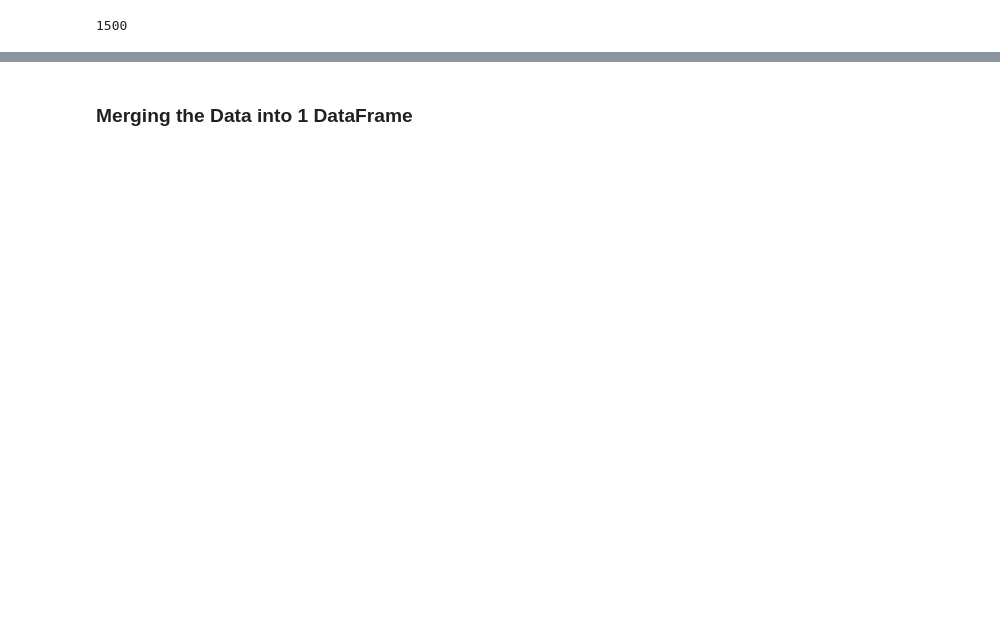
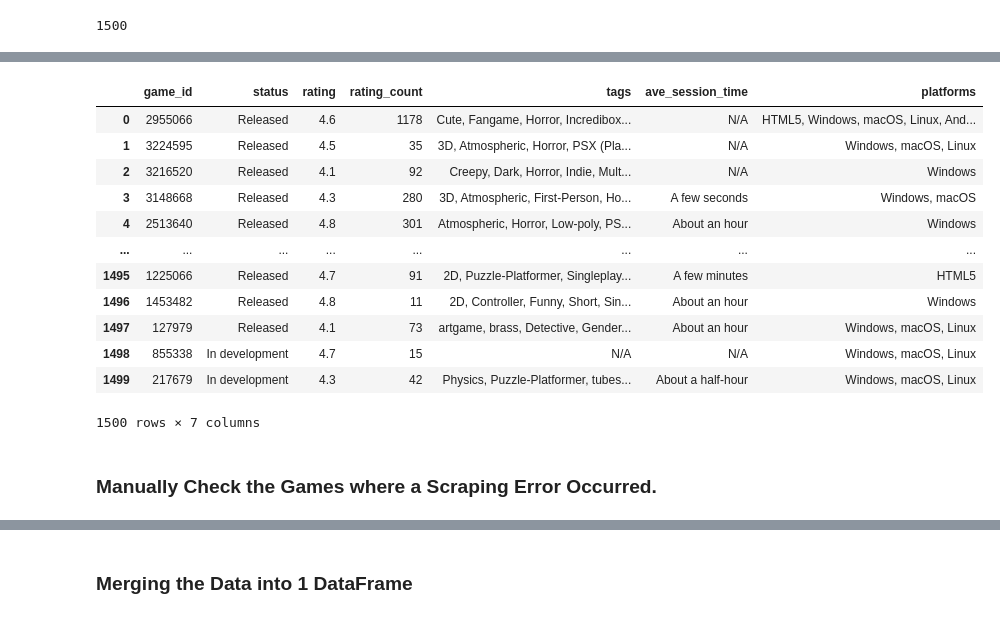
Before and after one commit to angelocguerra/data102-webscraping, a Jupyter notebook: Homework1.ipynb, the cells around one changed output, grey strips where cells are left out. Saved outputs shown, nothing was run; the diff lists cells and outputs as text; code cells hidden in the pictures; blank space fills up the shorter version.

```diff
--- a/Homework1.ipynb
+++ b/Homework1.ipynb
@@ -232,3 +233,8 @@ driver.quit()
 games_info_df.to_csv('Games List 5 Feat.csv')
 # %% [markdown]
 #### Retrieving More Game Info from Game Site
+# %%
+# load checkpoint if needed
+games_info_df = pd.read_csv("Games List 5 Feat.csv")
+max_game_count = len(games_info_df)
+games_info_df.head()
@@ -235,5 +248,6 @@ games_info_df.to_csv('Games List 5 Feat.csv')
 # %%
 # check the number of links
+id_list = games_info_df['game_id']
 link_list = games_info_df['link']
 print(len(link_list))
 # %% [output]
@@ -309,8 +373,25 @@ for each in threads:
 # %%
 # combine all data from threads
-more_info = np.empty(shape=[0,6])
+more_info = np.empty(shape=[0,7])
 for each in threads:
     more_info = np.vstack((more_info, each.more_info))
 
 more_info_df = pd.DataFrame(more_info)
-more_info_df.columns = ['status','rating','rating_count','tags','ave_session_time','platforms']
+more_info_df.columns = ['game_id', 'status','rating','rating_count','tags','ave_session_time','platforms']
+more_info_df
+# %% [output]
+|  | game_id | status | rating | rating_count | tags | ave_session_time | platforms |
+| 0 | 2955066 | Released | 4.6 | 1178 | Cute, Fangame, Horror, Incredibox... | N/A | HTML5, Windows, macOS, Linux, And... |
+| 1 | 3224595 | Released | 4.5 | 35 | 3D, Atmospheric, Horror, PSX (Pla... | N/A | Windows, macOS, Linux |
+| 2 | 3216520 | Released | 4.1 | 92 | Creepy, Dark, Horror, Indie, Mult... | N/A | Windows |
+| 3 | 3148668 | Released | 4.3 | 280 | 3D, Atmospheric, First-Person, Ho... | A few seconds | Windows, macOS |
+| 4 | 2513640 | Released | 4.8 | 301 | Atmospheric, Horror, Low-poly, PS... | About an hour | Windows |
+| ... | ... | ... | ... | ... | ... | ... | ... |
+| 1495 | 1225066 | Released | 4.7 | 91 | 2D, Puzzle-Platformer, Singleplay... | A few minutes | HTML5 |
+| 1496 | 1453482 | Released | 4.8 | 11 | 2D, Controller, Funny, Short, Sin... | About an hour | Windows |
+| 1497 | 127979 | Released | 4.1 | 73 | artgame, brass, Detective, Gender... | About an hour | Windows, macOS, Linux |
+| 1498 | 855338 | In development | 4.7 | 15 | N/A | N/A | Windows, macOS, Linux |
+| 1499 | 217679 | In development | 4.3 | 42 | Physics, Puzzle-Platformer, tubes... | About a half-hour | Windows, macOS, Linux |
+1500 rows × 7 columns
+# %% [markdown]
+### Manually Check the Games where a Scraping Error Occurred.
```
Also changed, not shown: parts of 18 cells of this notebook.
